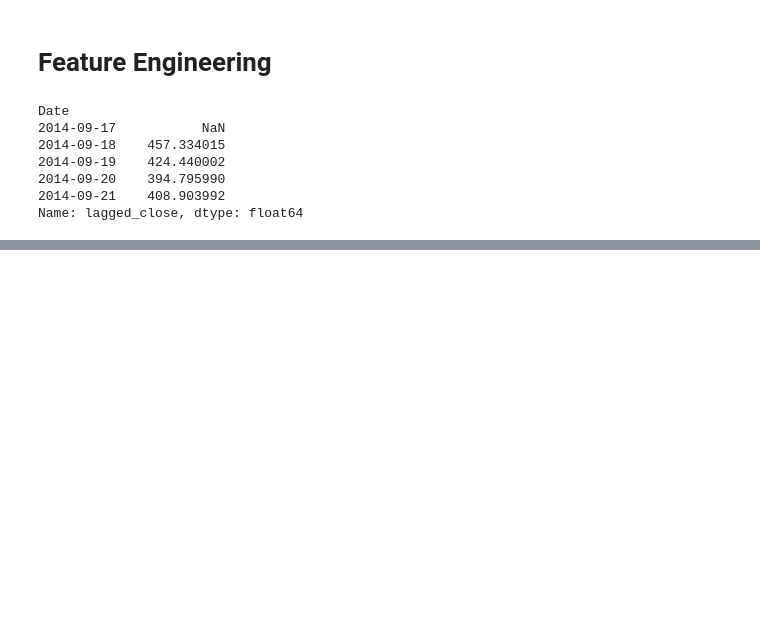
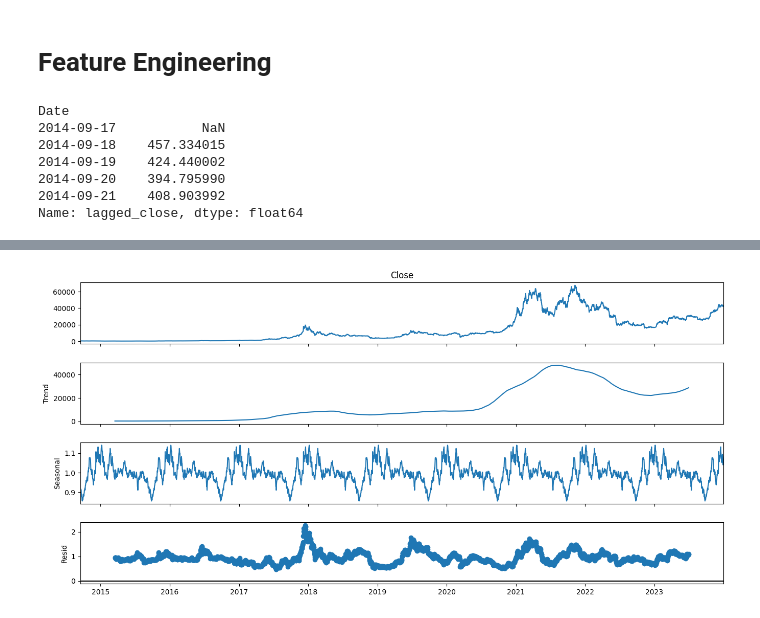
Before and after one commit to jinyongnan810/RNN-practices, a Jupyter notebook: time-series-forecasting-101/bitcoin_analysis.ipynb, the cells around one changed output, grey strips where cells are left out. Cells and saved outputs as stored; diff of their text form; code cells hidden in the pictures; blank space fills up the shorter version.

```diff
--- a/time-series-forecasting-101/bitcoin_analysis.ipynb
+++ b/time-series-forecasting-101/bitcoin_analysis.ipynb
@@ -207,0 +242,11 @@ Name: lagged_close, dtype: float64
+# %%
+# Sesonal Decomposition(multiplicative)
+# Trend: The long-term movement in the data.
+# Seasonal: The repeating patterns or cycles (e.g., monthly or yearly seasonality).
+# Residual: The remaining noise or irregular component after removing trend and seasonality.
+decompositionMul = seasonal_decompose(df['Close'], model='multiplicative', period=365)
+fig = decompositionMul.plot()
+fig.set_size_inches(15, 7)
+plt.show()
+# %% [output]
+[figure, added]
```
Also changed, not shown: parts of 9 cells of this notebook, 1 other file.
